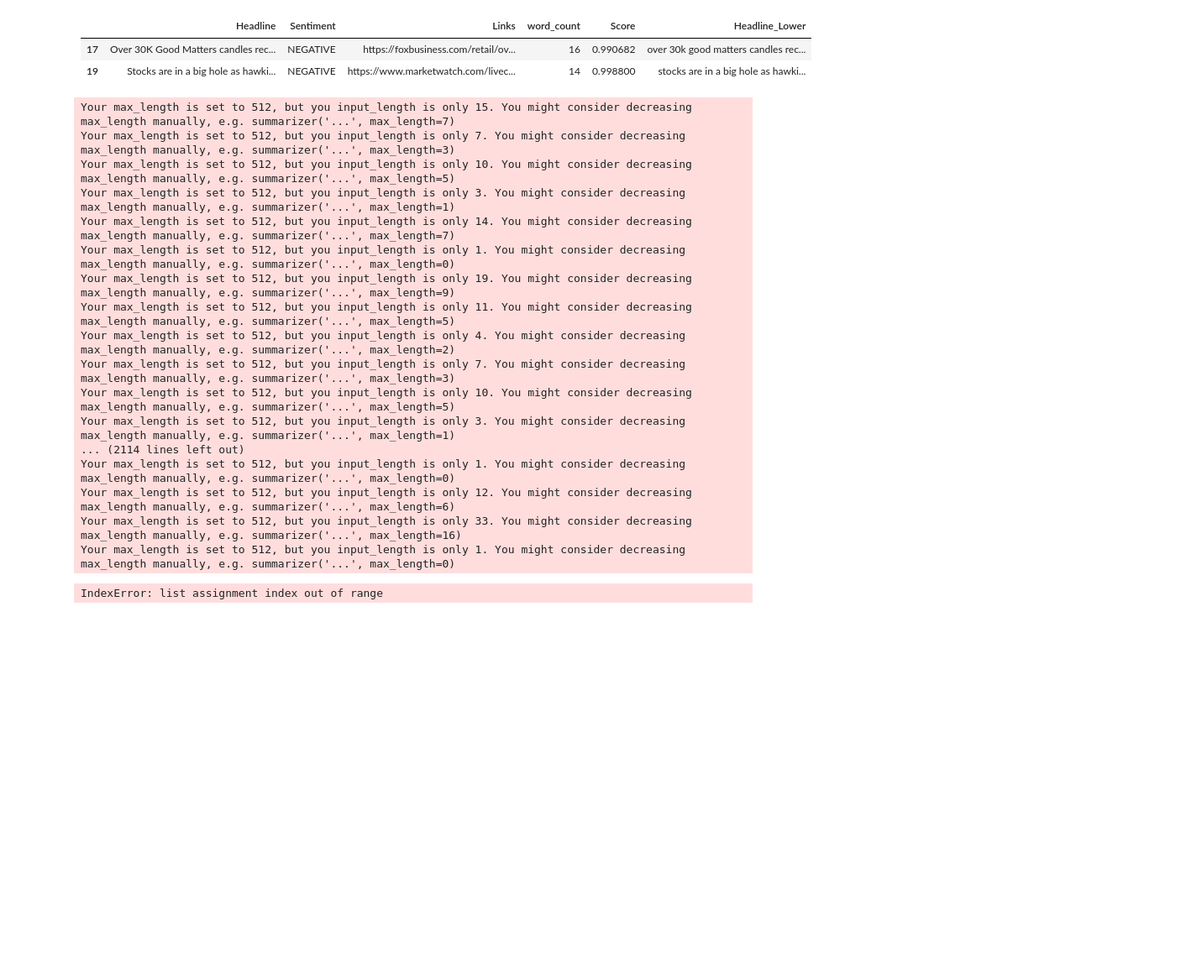
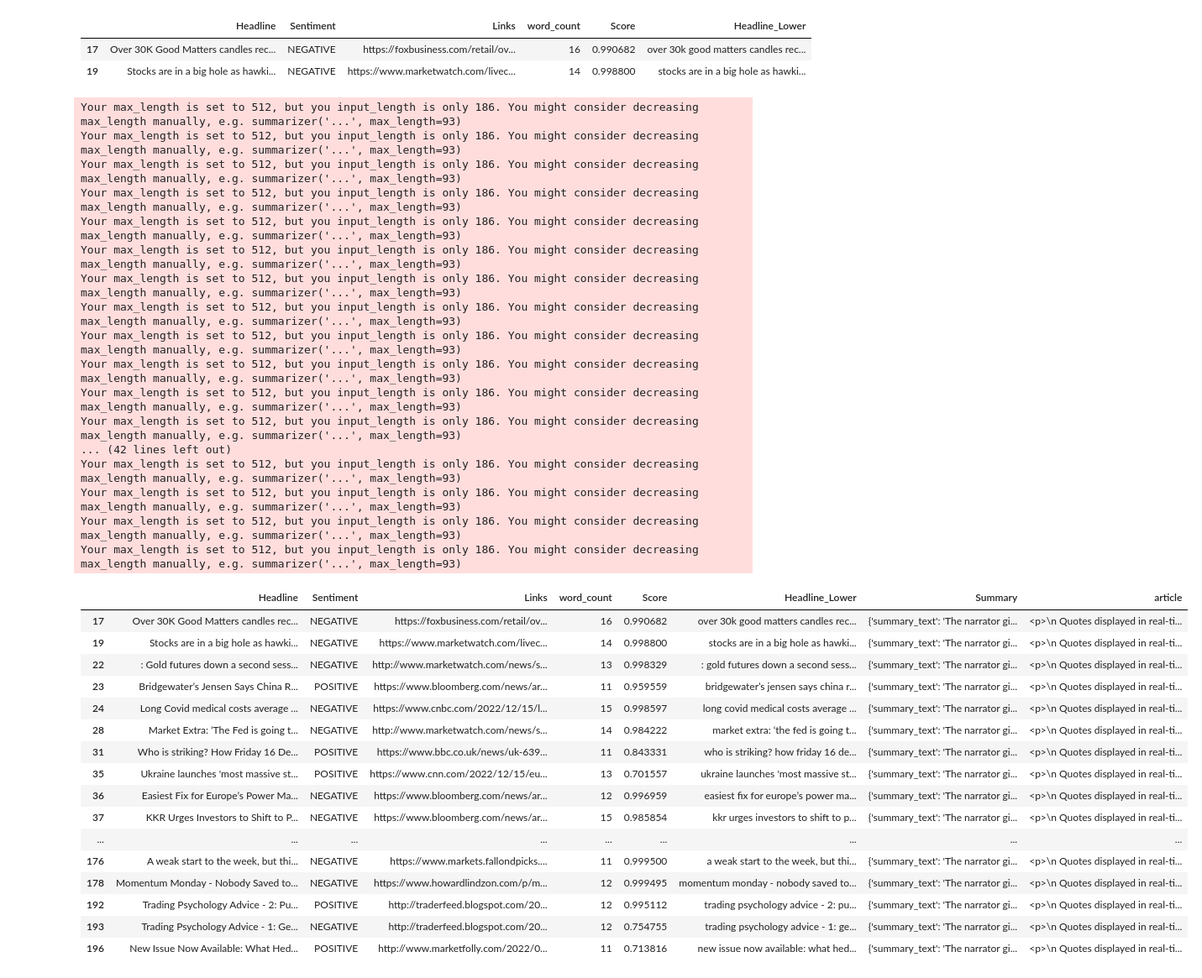
Before and after one commit to woonsupkim/Sentiment_SNP, a Jupyter notebook: yf_news.ipynb, the cells around one changed output. Shown at 84% size. Saved outputs shown, nothing was run; the diff lists cells and outputs as text; code cells hidden in the pictures; blank space fills up the shorter version.

```diff
--- a/yf_news.ipynb
+++ b/yf_news.ipynb
@@ -259,33 +259,31 @@ summary_pipeline = pipeline("summarization", model="pszemraj/long-t5-tglobal-bas
 headers = {"User-Agent": "Mozilla/5.0"}
 cookies = {"CONSENT": "YES+cb.20210720-07-p0.en+FX+410"}
 
-
-for url in df['Links']:
+for url in df['links']:
     req = Request(url, headers=headers)
 
     try:
         contents = urlopen(req).read()
         soup = BeautifulSoup(contents, features="html.parser")
 
-        sentence2 = []
+        p = soup.find_all('p')
+        paragraphs = []
+        for x in p:
+            paragraphs.append(str(x))
 
-        for tag in soup.find_all('p'):
+        paragraphs = ''.join(paragraphs)
 
-            sentence = tag.text.split(".")
-            sentence2.append(sentence)
+        df['article'] = paragraphs
 
         summary_pipeline = pipeline("summarization", model="pszemraj/long-t5-tglobal-base-16384-book-summary")
 
         summary = [None] * len(df)
-        #sentiment_score = [None] * len(news_df)
         index = -1
-        for sentence in sentence2:
+        for articles in df['article']:
             index+=1
-            result = summary_pipeline(sentence[:512])[0]
+            result = summary_pipeline(articles[:512])[0]
             summary[index] = result
-            #sentiment_score[index] = result['score']
         df['Summary'] = summary
-        #news_df['Score'] = sentiment_score
 
     except urllib.error.HTTPError as err:
         print(err.code)
@@ -293,21 +291,40 @@ for url in df['Links']:
     except socket.timeout as se:
         print("socket timeout")
 # %% [output]
-Your max_length is set to 512, but you input_length is only 15. You might consider decreasing max_length manually, e.g. summarizer('...', max_length=7)
-Your max_length is set to 512, but you input_length is only 7. You might consider decreasing max_length manually, e.g. summarizer('...', max_length=3)
-Your max_length is set to 512, but you input_length is only 10. You might consider decreasing max_length manually, e.g. summarizer('...', max_length=5)
-Your max_length is set to 512, but you input_length is only 3. You might consider decreasing max_length manually, e.g. summarizer('...', max_length=1)
-Your max_length is set to 512, but you input_length is only 14. You might consider decreasing max_length manually, e.g. summarizer('...', max_length=7)
-Your max_length is set to 512, but you input_length is only 1. You might consider decreasing max_length manually, e.g. summarizer('...', max_length=0)
-Your max_length is set to 512, but you input_length is only 19. You might consider decreasing max_length manually, e.g. summarizer('...', max_length=9)
-Your max_length is set to 512, but you input_length is only 11. You might consider decreasing max_length manually, e.g. summarizer('...', max_length=5)
-Your max_length is set to 512, but you input_length is only 4. You might consider decreasing max_length manually, e.g. summarizer('...', max_length=2)
-Your max_length is set to 512, but you input_length is only 7. You might consider decreasing max_length manually, e.g. summarizer('...', max_length=3)
-Your max_length is set to 512, but you input_length is only 10. You might consider decreasing max_length manually, e.g. summarizer('...', max_length=5)
-Your max_length is set to 512, but you input_length is only 3. You might consider decreasing max_length manually, e.g. summarizer('...', max_length=1)
-... (2114 lines left out)
-Your max_length is set to 512, but you input_length is only 1. You might consider decreasing max_length manually, e.g. summarizer('...', max_length=0)
-Your max_length is set to 512, but you input_length is only 12. You might consider decreasing max_length manually, e.g. summarizer('...', max_length=6)
-Your max_length is set to 512, but you input_length is only 33. You might consider decreasing max_length manually, e.g. summarizer('...', max_length=16)
-Your max_length is set to 512, but you input_length is only 1. You might consider decreasing max_length manually, e.g. summarizer('...', max_length=0)
+Your max_length is set to 512, but you input_length is only 186. You might consider decreasing max_length manually, e.g. summarizer('...', max_length=93)
+Your max_length is set to 512, but you input_length is only 186. You might consider decreasing max_length manually, e.g. summarizer('...', max_length=93)
+Your max_length is set to 512, but you input_length is only 186. You might consider decreasing max_length manually, e.g. summarizer('...', max_length=93)
+Your max_length is set to 512, but you input_length is only 186. You might consider decreasing max_length manually, e.g. summarizer('...', max_length=93)
+Your max_length is set to 512, but you input_length is only 186. You might consider decreasing max_length manually, e.g. summarizer('...', max_length=93)
+Your max_length is set to 512, but you input_length is only 186. You might consider decreasing max_length manually, e.g. summarizer('...', max_length=93)
+Your max_length is set to 512, but you input_length is only 186. You might consider decreasing max_length manually, e.g. summarizer('...', max_length=93)
+Your max_length is set to 512, but you input_length is only 186. You might consider decreasing max_length manually, e.g. summarizer('...', max_length=93)
+Your max_length is set to 512, but you input_length is only 186. You might consider decreasing max_length manually, e.g. summarizer('...', max_length=93)
+Your max_length is set to 512, but you input_length is only 186. You might consider decreasing max_length manually, e.g. summarizer('...', max_length=93)
+Your max_length is set to 512, but you input_length is only 186. You might consider decreasing max_length manually, e.g. summarizer('...', max_length=93)
+Your max_length is set to 512, but you input_length is only 186. You might consider decreasing max_length manually, e.g. summarizer('...', max_length=93)
+... (42 lines left out)
+Your max_length is set to 512, but you input_length is only 186. You might consider decreasing max_length manually, e.g. summarizer('...', max_length=93)
+Your max_length is set to 512, but you input_length is only 186. You might consider decreasing max_length manually, e.g. summarizer('...', max_length=93)
+Your max_length is set to 512, but you input_length is only 186. You might consider decreasing max_length manually, e.g. summarizer('...', max_length=93)
+Your max_length is set to 512, but you input_length is only 186. You might consider decreasing max_length manually, e.g. summarizer('...', max_length=93)
-IndexError: list assignment index out of range
+# %%
+df
+# %% [output]
+|  | Headline | Sentiment | Links | word_count | Score | Headline_Lower | Summary | article |
+| 17 | Over 30K Good Matters candles rec... | NEGATIVE | https://foxbusiness.com/retail/ov... | 16 | 0.990682 | over 30k good matters candles rec... | {'summary_text': 'The narrator gi... | <p>\n Quotes displayed in real-ti... |
+| 19 | Stocks are in a big hole as hawki... | NEGATIVE | https://www.marketwatch.com/livec... | 14 | 0.998800 | stocks are in a big hole as hawki... | {'summary_text': 'The narrator gi... | <p>\n Quotes displayed in real-ti... |
+| 22 | : Gold futures down a second sess... | NEGATIVE | http://www.marketwatch.com/news/s... | 13 | 0.998329 | : gold futures down a second sess... | {'summary_text': 'The narrator gi... | <p>\n Quotes displayed in real-ti... |
+| 23 | Bridgewater’s Jensen Says China R... | POSITIVE | https://www.bloomberg.com/news/ar... | 11 | 0.959559 | bridgewater’s jensen says china r... | {'summary_text': 'The narrator gi... | <p>\n Quotes displayed in real-ti... |
+| 24 | Long Covid medical costs average ... | NEGATIVE | https://www.cnbc.com/2022/12/15/l... | 15 | 0.998597 | long covid medical costs average ... | {'summary_text': 'The narrator gi... | <p>\n Quotes displayed in real-ti... |
+| 28 | Market Extra: ‘The Fed is going t... | NEGATIVE | http://www.marketwatch.com/news/s... | 14 | 0.984222 | market extra: ‘the fed is going t... | {'summary_text': 'The narrator gi... | <p>\n Quotes displayed in real-ti... |
+| 31 | Who is striking? How Friday 16 De... | POSITIVE | https://www.bbc.co.uk/news/uk-639... | 11 | 0.843331 | who is striking? how friday 16 de... | {'summary_text': 'The narrator gi... | <p>\n Quotes displayed in real-ti... |
+| 35 | Ukraine launches 'most massive st... | POSITIVE | https://www.cnn.com/2022/12/15/eu... | 13 | 0.701557 | ukraine launches 'most massive st... | {'summary_text': 'The narrator gi... | <p>\n Quotes displayed in real-ti... |
+| 36 | Easiest Fix for Europe’s Power Ma... | NEGATIVE | https://www.bloomberg.com/news/ar... | 12 | 0.996959 | easiest fix for europe’s power ma... | {'summary_text': 'The narrator gi... | <p>\n Quotes displayed in real-ti... |
+| 37 | KKR Urges Investors to Shift to P... | NEGATIVE | https://www.bloomberg.com/news/ar... | 15 | 0.985854 | kkr urges investors to shift to p... | {'summary_text': 'The narrator gi... | <p>\n Quotes displayed in real-ti... |
+| ... | ... | ... | ... | ... | ... | ... | ... | ... |
+| 176 | A weak start to the week, but thi... | NEGATIVE | https://www.markets.fallondpicks.... | 11 | 0.999500 | a weak start to the week, but thi... | {'summary_text': 'The narrator gi... | <p>\n Quotes displayed in real-ti... |
+| 178 | Momentum Monday - Nobody Saved to... | NEGATIVE | https://www.howardlindzon.com/p/m... | 12 | 0.999495 | momentum monday - nobody saved to... | {'summary_text': 'The narrator gi... | <p>\n Quotes displayed in real-ti... |
+| 192 | Trading Psychology Advice - 2: Pu... | POSITIVE | http://traderfeed.blogspot.com/20... | 12 | 0.995112 | trading psychology advice - 2: pu... | {'summary_text': 'The narrator gi... | <p>\n Quotes displayed in real-ti... |
+| 193 | Trading Psychology Advice - 1: Ge... | NEGATIVE | http://traderfeed.blogspot.com/20... | 12 | 0.754755 | trading psychology advice - 1: ge... | {'summary_text': 'The narrator gi... | <p>\n Quotes displayed in real-ti... |
+| 196 | New Issue Now Available: What Hed... | POSITIVE | http://www.marketfolly.com/2022/0... | 11 | 0.713816 | new issue now available: what hed... | {'summary_text': 'The narrator gi... | <p>\n Quotes displayed in real-ti... |
```
